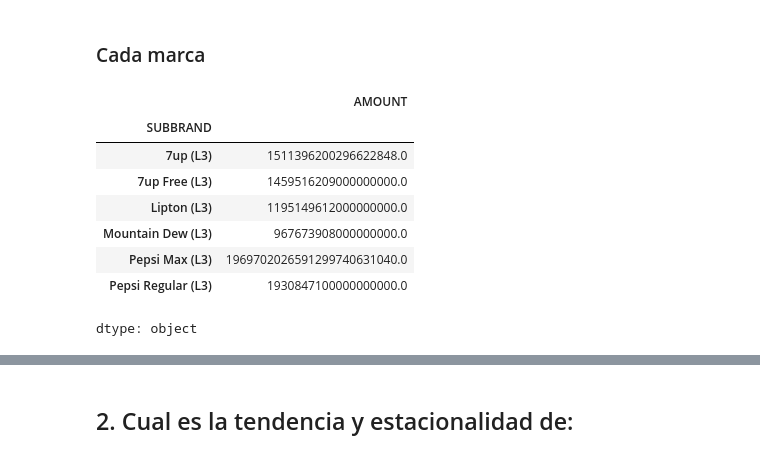
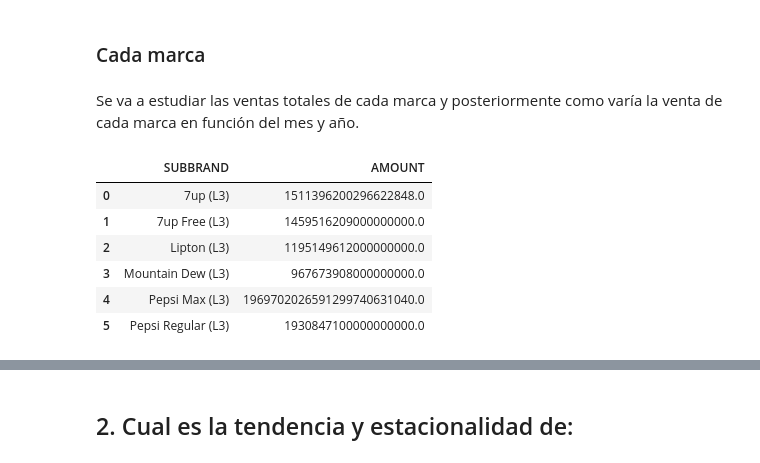
Before and after one commit to NoahGarVill/UFV-Visualizacion, a Jupyter notebook: EJERCICIOS DE CLASE/PRÁCTICA_1_Estudio_de_Ventas_en_Europa_NOAH_GARCÍA.ipynb, the cells around one changed output, grey strips where cells are left out. Cells and saved outputs as stored; diff of their text form; code cells hidden in the pictures.

```diff
--- a/EJERCICIOS DE CLASE/PRÁCTICA_1_Estudio_de_Ventas_en_Europa_NOAH_GARCÍA.ipynb
+++ b/EJERCICIOS DE CLASE/PRÁCTICA_1_Estudio_de_Ventas_en_Europa_NOAH_GARCÍA.ipynb
@@ -259,18 +326,18 @@ plt.show()
 # %% [markdown]
 ### Cada marca
+# %% [markdown]
+Se va a estudiar las ventas totales de cada marca y posteriormente como varía la venta de cada marca en función del mes y año.
 # %%
 # Agrupar las ventas por marca (SUBBRAND), calculando la suma de AMOUNT para cada marca
-sales_distribution_by_brand = actual_df.groupby('SUBBRAND')['AMOUNT'].sum()
+sales_distribution_by_brand = actual_df.groupby('SUBBRAND')['AMOUNT'].sum().reset_index()
 
 # Mostrar la distribución de ventas por marca
 sales_distribution_by_brand
 # %% [output]
-|  | AMOUNT |
-| SUBBRAND |  |
-| 7up (L3) | 1511396200296622848.0 |
-| 7up Free (L3) | 1459516209000000000.0 |
-| Lipton (L3) | 1195149612000000000.0 |
-| Mountain Dew (L3) | 967673908000000000.0 |
-| Pepsi Max (L3) | 1969702026591299740631040.0 |
-| Pepsi Regular (L3) | 1930847100000000000.0 |
+|  | SUBBRAND | AMOUNT |
+| 0 | 7up (L3) | 1511396200296622848.0 |
+| 1 | 7up Free (L3) | 1459516209000000000.0 |
+| 2 | Lipton (L3) | 1195149612000000000.0 |
+| 3 | Mountain Dew (L3) | 967673908000000000.0 |
+| 4 | Pepsi Max (L3) | 1969702026591299740631040.0 |
+| 5 | Pepsi Regular (L3) | 1930847100000000000.0 |
-dtype: object
```
Also changed, not shown: parts of 48 cells of this notebook.
